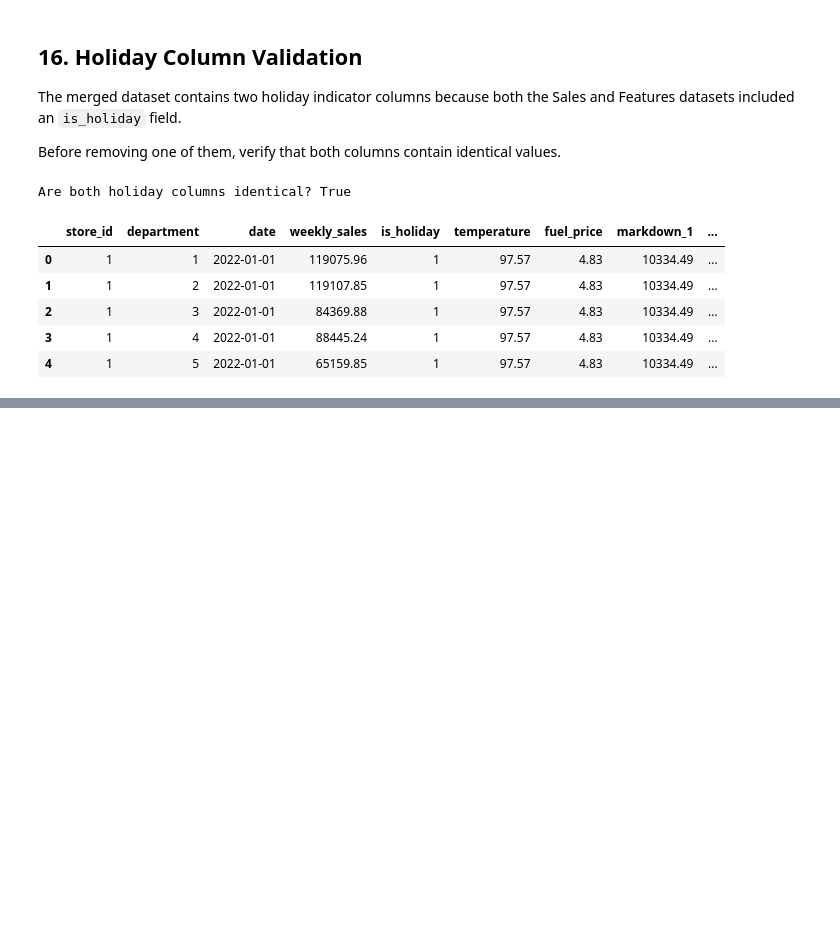
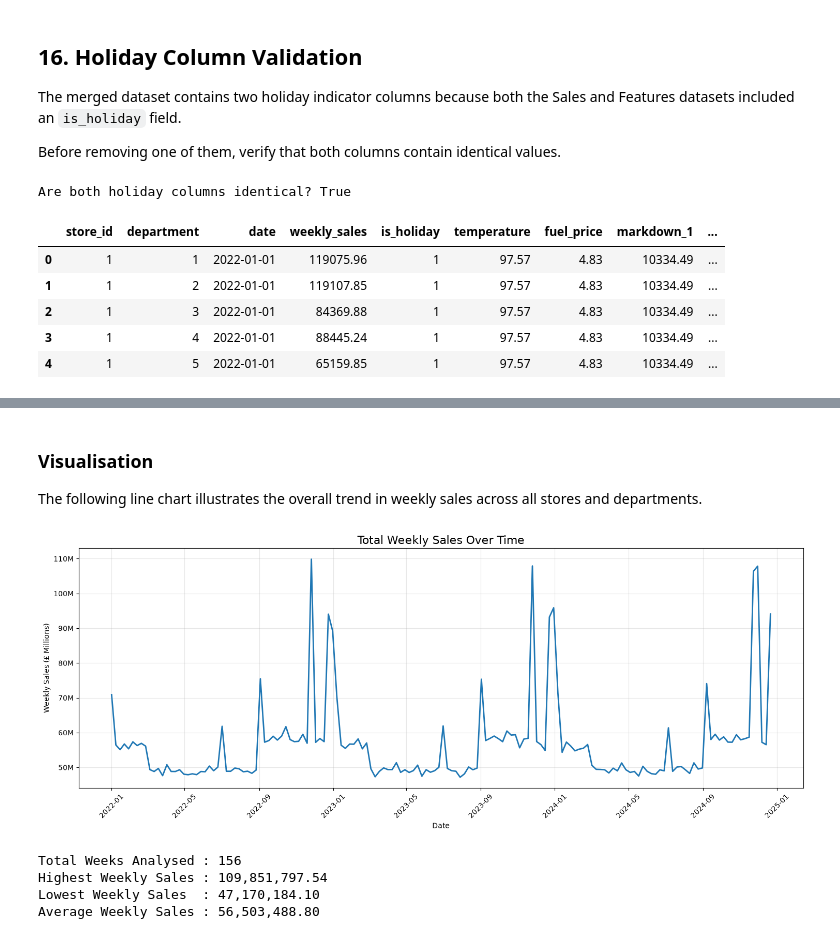
Before and after one commit to DevashishVidhate/Retail-Supply-Chain-Analytics, a Jupyter notebook: notebooks/EDA.ipynb, the cells around one changed output, grey strips where cells are left out. Drawn from its saved outputs; the diff is of its cells as text; code cells hidden in the pictures; blank space fills up the shorter version.

Commit message:
Complete initial business exploratory data analysis

```diff
--- a/notebooks/EDA.ipynb
+++ b/notebooks/EDA.ipynb
@@ -608,0 +644,17 @@ analysis_df.head()
+# %%
+# =====================================================
+# WEEKLY SALES TREND ANALYSIS
+# =====================================================
+
+# Aggregate weekly sales across all stores and departments.
+# This creates one record per week, representing total company sales.
+
+weekly_sales = (
+    analysis_df
+    .groupby("date", as_index=False)["weekly_sales"]
+    .sum()
+)
+
+print("Weekly Sales Dataset")
+
+display(weekly_sales.head())
@@ -608,0 +669,55 @@ analysis_df.head()
+# %% [markdown]
+### Visualisation
+
+The following line chart illustrates the overall trend in weekly sales across all stores and departments.
+# %%
+from matplotlib.ticker import FuncFormatter
+
+# =====================================================
+# VISUALISE WEEKLY SALES TREND
+# =====================================================
+
+plt.figure(figsize=(15, 6))
+
+plt.plot(
+    weekly_sales["date"],
+    weekly_sales["weekly_sales"],
+    linewidth=2
+)
+
+# Format the y-axis to display values in millions
+formatter = FuncFormatter(lambda x, pos: f"{x/1_000_000:.0f}M")
+plt.gca().yaxis.set_major_formatter(formatter)
+
+plt.title("Total Weekly Sales Over Time", fontsize=16)
+
+plt.xlabel("Date")
+
+plt.ylabel("Weekly Sales (£ Millions)")
+
+plt.xticks(rotation=45)
+
+plt.grid(alpha=0.3)
+
+plt.tight_layout()
+
+plt.show()
+# %% [output]
+[figure, added]
+# %%
+# =====================================================
+# SALES TREND SUMMARY
+# =====================================================
+
+print(f"Total Weeks Analysed : {weekly_sales.shape[0]}")
+
+print(f"Highest Weekly Sales : {weekly_sales['weekly_sales'].max():,.2f}")
+
+print(f"Lowest Weekly Sales  : {weekly_sales['weekly_sales'].min():,.2f}")
+
+print(f"Average Weekly Sales : {weekly_sales['weekly_sales'].mean():,.2f}")
+# %% [output]
+Total Weeks Analysed : 156
+Highest Weekly Sales : 109,851,797.54
+Lowest Weekly Sales  : 47,170,184.10
+Average Weekly Sales : 56,503,488.80
```
Also changed, not shown: parts of 23 cells of this notebook, 1 other file.
